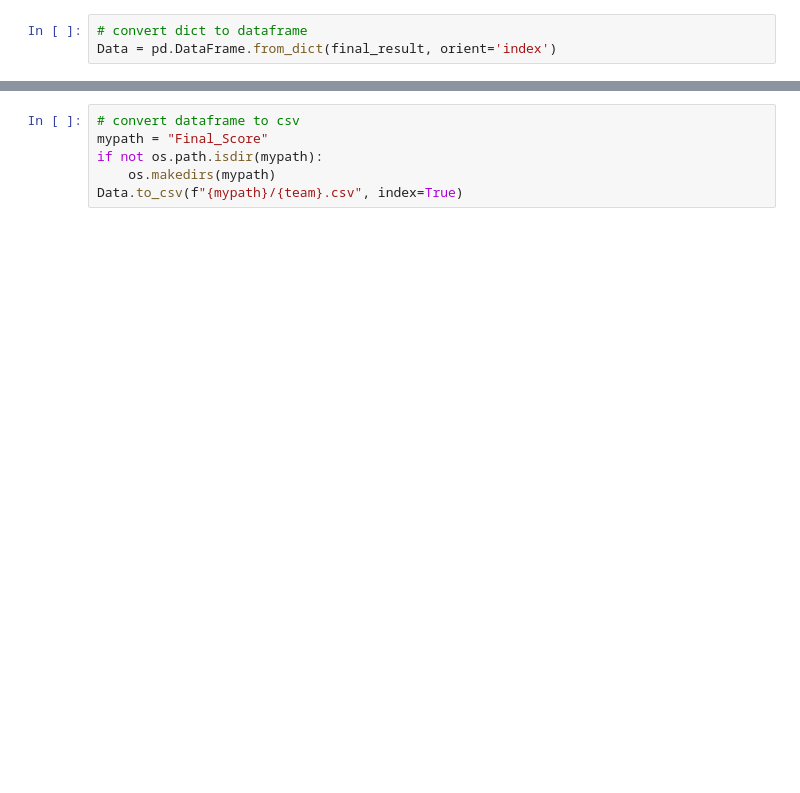
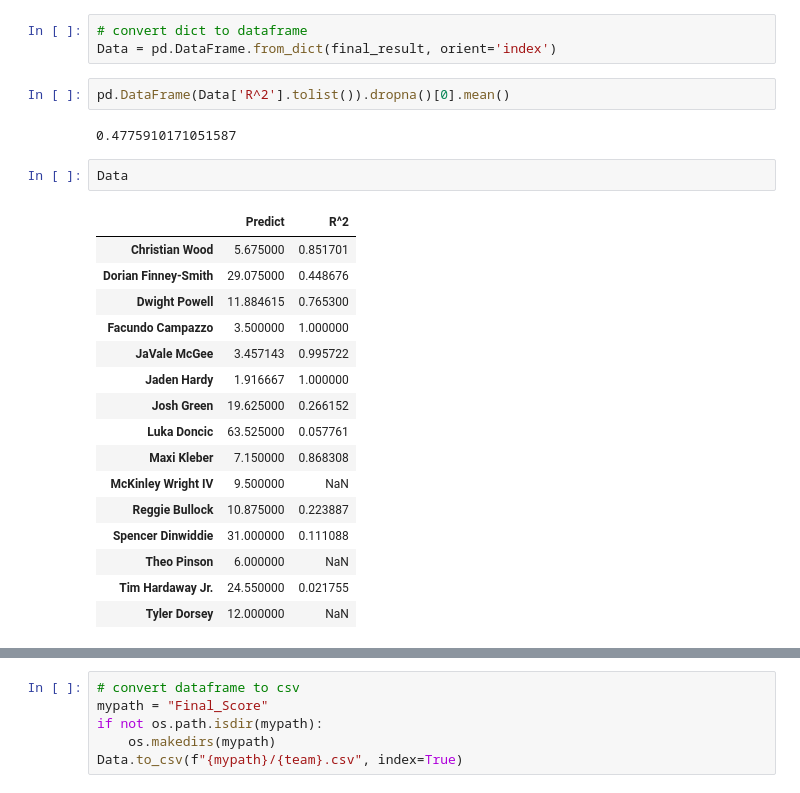
Before and after one commit to evanbruno617/Sports_betting, a Jupyter notebook: NBA/prediction_linear.ipynb, the cells around one changed output, grey strips where cells are left out. Cells and saved outputs as stored; diff of their text form; blank space fills up the shorter version.

```diff
--- a/NBA/prediction_linear.ipynb
+++ b/NBA/prediction_linear.ipynb
@@ -93,6 +104,29 @@ finder
 # %%
 # convert dict to dataframe
 Data = pd.DataFrame.from_dict(final_result, orient='index')
+# %%
+pd.DataFrame(Data['R^2'].tolist()).dropna()[0].mean()
+# %% [output]
+0.4775910171051587
+# %%
+Data
+# %% [output]
+|  | Predict | R^2 |
+| Christian Wood | 5.675000 | 0.851701 |
+| Dorian Finney-Smith | 29.075000 | 0.448676 |
+| Dwight Powell | 11.884615 | 0.765300 |
+| Facundo Campazzo | 3.500000 | 1.000000 |
+| JaVale McGee | 3.457143 | 0.995722 |
+| Jaden Hardy | 1.916667 | 1.000000 |
+| Josh Green | 19.625000 | 0.266152 |
+| Luka Doncic | 63.525000 | 0.057761 |
+| Maxi Kleber | 7.150000 | 0.868308 |
+| McKinley Wright IV | 9.500000 | NaN |
+| Reggie Bullock | 10.875000 | 0.223887 |
+| Spencer Dinwiddie | 31.000000 | 0.111088 |
+| Theo Pinson | 6.000000 | NaN |
+| Tim Hardaway Jr. | 24.550000 | 0.021755 |
+| Tyler Dorsey | 12.000000 | NaN |
 # %%
 Data
 # %% [output]
```
Also changed, not shown: parts of 11 cells of this notebook, 6 other files.
